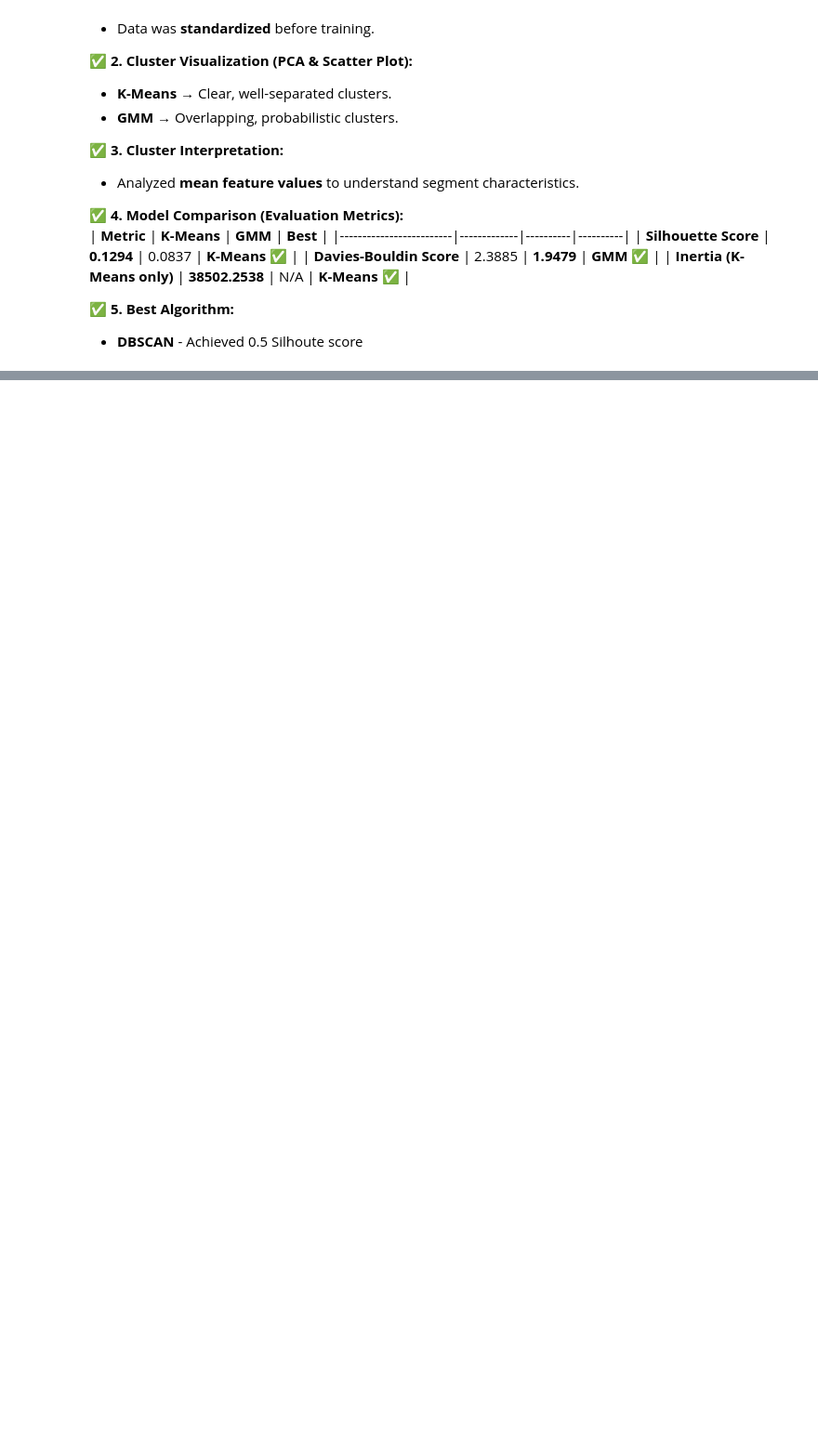
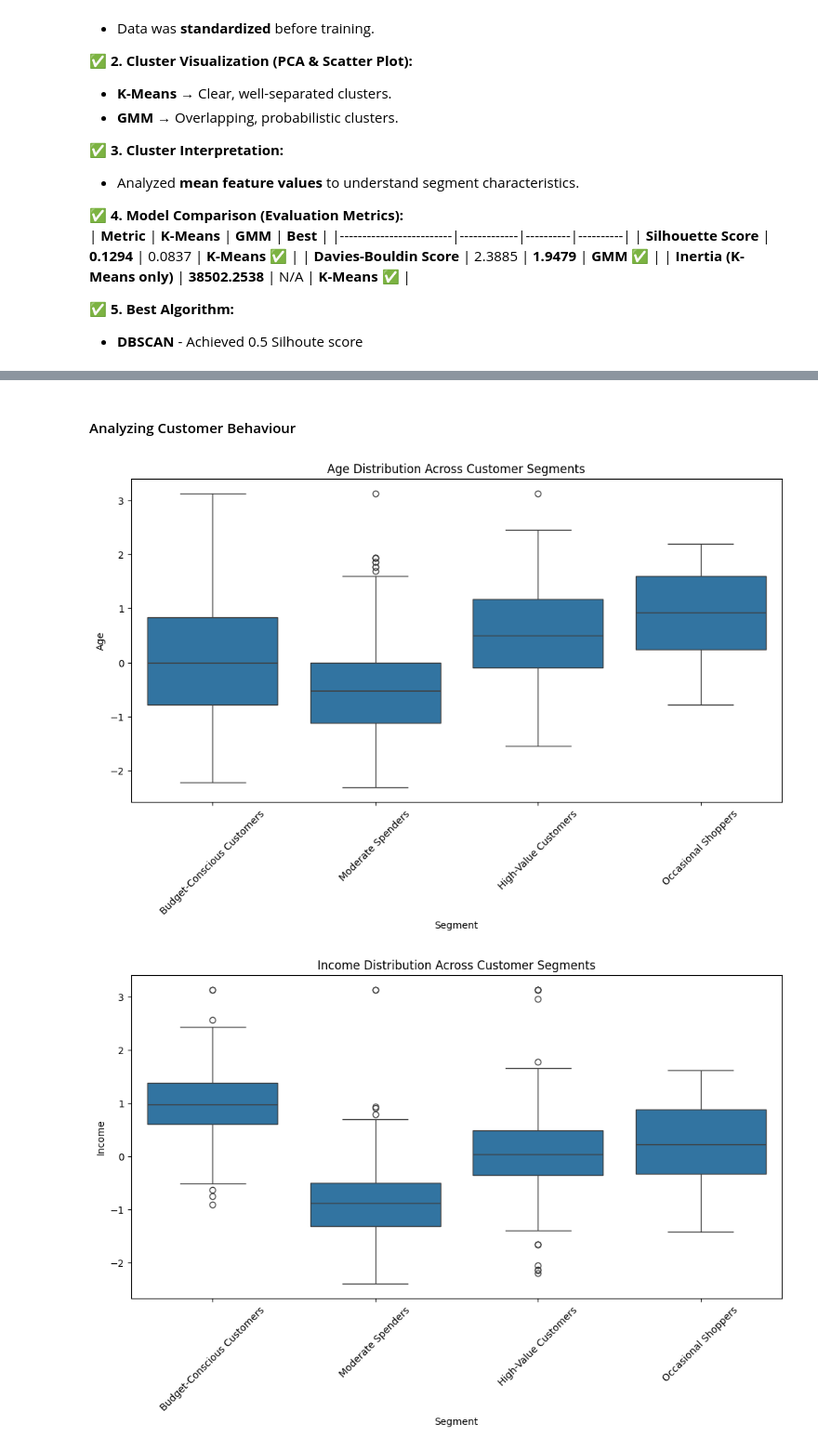
Before and after one commit to hoshangsheth/customer-segmentation-kmeans, a Jupyter notebook: notebooks/model.ipynb, the cells around one changed output, grey strips where cells are left out. Shown at 93% size. Cells and saved outputs as stored; diff of their text form; code cells hidden in the pictures; blank space fills up the shorter version.

```diff
--- a/notebooks/model.ipynb
+++ b/notebooks/model.ipynb
@@ -860,0 +980,46 @@ Davies-Bouldin Score: 1.9479
+# %% [markdown]
+#### Analyzing Customer Behaviour
+# %%
+import pandas as pd
+import numpy as np
+import matplotlib.pyplot as plt
+import seaborn as sns
+
+
+# Compare demographics across clusters
+plt.figure(figsize=(12, 6))
+sns.boxplot(x='Segment', y='Age', data=df)
+plt.xticks(rotation=45)
+plt.title("Age Distribution Across Customer Segments")
+plt.show()
+
+# Compare income across clusters
+plt.figure(figsize=(12, 6))
+sns.boxplot(x='Segment', y='Income', data=df)
+plt.xticks(rotation=45)
+plt.title("Income Distribution Across Customer Segments")
+plt.show()
+
+education_columns = ['Education_Basic', 'Education_Graduation', 'Education_Master', 'Education_PhD']
+df['Education'] = df[education_columns].idxmax(axis=1).str.replace('Education_', '')
+
+
+# Compare education level distribution
+plt.figure(figsize=(12, 6))
+sns.countplot(x='Education', hue='Segment', data=df)
+plt.xticks(rotation=45)
+plt.title("Education Level Across Customer Segments")
+plt.show()
+
+marital_columns = ['Marital_Status_Alone', 'Marital_Status_Married', 'Marital_Status_Widow', 'Marital_Status_YOLO']
+df['Marital_Status'] = df[marital_columns].idxmax(axis=1).str.replace('Marital_Status_', '')
+
+# Compare marital status distribution
+plt.figure(figsize=(12, 6))
+sns.countplot(x='Marital_Status', hue='Segment', data=df)
+plt.xticks(rotation=45)
+plt.title("Marital Status Across Customer Segments")
+plt.show()
+# %% [output]
+[figure, added]
+[figure, added]
```
Also changed, not shown: parts of 11 cells of this notebook.
